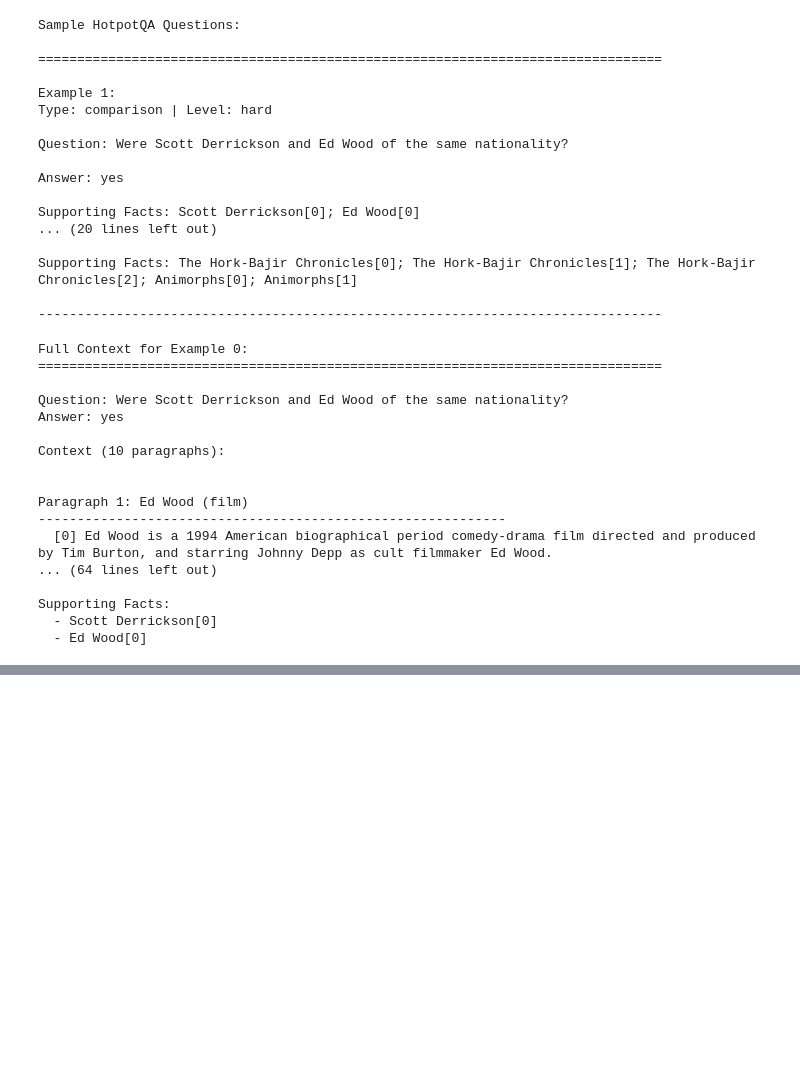
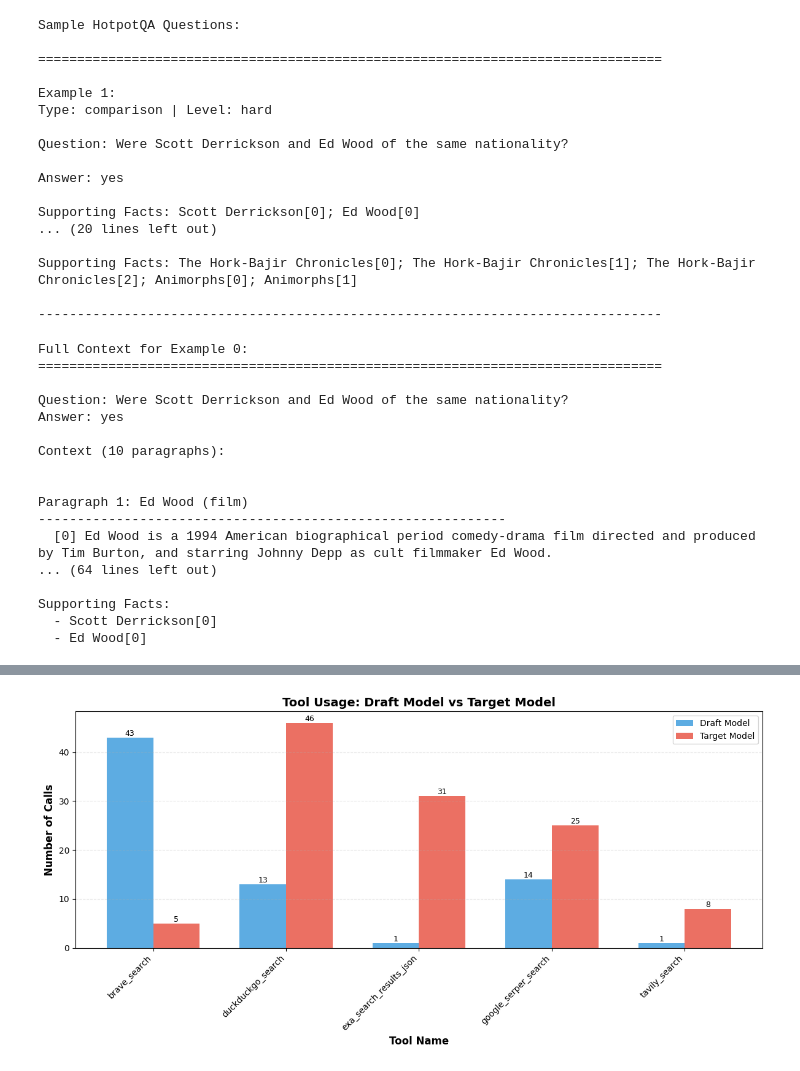
Before and after one commit to keltonlee/Speculative-Agent, a Jupyter notebook: explore_browsecomp.ipynb, the cells around one changed output, grey strips where cells are left out. Cells and saved outputs as stored; diff of their text form; code cells hidden in the pictures; blank space fills up the shorter version.

```diff
--- a/explore_browsecomp.ipynb
+++ b/explore_browsecomp.ipynb
@@ -320,0 +332,4 @@ Name: count, dtype: int64
+# %%
+import pandas as pd
+df_hotpot = pd.read_csv('hotpot_train.csv')
+df_hotpot['level'].value_counts()
@@ -402,0 +596,81 @@ Supporting Facts:
+# %%
+import matplotlib.pyplot as plt
+from collections import Counter
+
+# Extract tool names from all queries
+draft_tool_names = []
+target_tool_names = []
+
+for q in queries:
+    # Get draft tools
+    for tool in q.get('draft_tools', []):
+        tool_name = tool.get('name', 'unknown')
+        # Filter out 'run_query' and 'search'
+        if tool_name not in ['run_query', 'search']:
+            draft_tool_names.append(tool_name)
+
+    # Get target tools
+    for tool in q.get('target_tools', []):
+        tool_name = tool.get('name', 'unknown')
+        # Filter out 'run_query' and 'search'
+        if tool_name not in ['run_query', 'search']:
+            target_tool_names.append(tool_name)
+
+# Count tool frequencies
+draft_counts = Counter(draft_tool_names)
+target_counts = Counter(target_tool_names)
+
+# Get all unique tool names
+all_tools = sorted(set(draft_counts.keys()) | set(target_counts.keys()))
+
+# Create data for plotting
+draft_values = [draft_counts.get(tool, 0) for tool in all_tools]
+target_values = [target_counts.get(tool, 0) for tool in all_tools]
+
+print("Tool Usage Summary:")
+print("="*80)
+print(f"Total draft tool calls: {len(draft_tool_names)}")
+print(f"Total target tool calls: {len(target_tool_names)}")
+print(f"Unique tools used: {len(all_tools)}")
+print(f"\nTools: {all_tools}")
+
+print("\n" + "="*80)
+print("Tool Counts:")
+print("="*80)
+print(f"{'Tool':<30} {'Draft':<10} {'Target':<10} {'Difference':<10}")
+print("-"*80)
+for tool in all_tools:
+    draft_count = draft_counts.get(tool, 0)
+    target_count = target_counts.get(tool, 0)
+    diff = draft_count - target_count
+    print(f"{tool:<30} {draft_count:<10} {target_count:<10} {diff:+<10}")
+
+# Create the plot
+fig, ax = plt.subplots(figsize=(12, 6))
+
+x = range(len(all_tools))
+width = 0.35
+
+bars1 = ax.bar([i - width/2 for i in x], draft_values, width, label='Draft Model', alpha=0.8, color='#3498db')
+bars2 = ax.bar([i + width/2 for i in x], target_values, width, label='Target Model', alpha=0.8, color='#e74c3c')
+
+ax.set_xlabel('Tool Name', fontsize=12, fontweight='bold')
+ax.set_ylabel('Number of Calls', fontsize=12, fontweight='bold')
+ax.set_title('Tool Usage: Draft Model vs Target Model', fontsize=14, fontweight='bold')
+ax.set_xticks(x)
+ax.set_xticklabels(all_tools, rotation=45, ha='right')
+ax.legend(fontsize=10)
+ax.grid(axis='y', alpha=0.3, linestyle='--')
+
+# Add value labels on bars
+for bars in [bars1, bars2]:
+    for bar in bars:
+        height = bar.get_height()
+        if height > 0:
+            ax.text(bar.get_x() + bar.get_width()/2., height,
+                   f'{int(height)}',
+                   ha='center', va='bottom', fontsize=9)
+
+plt.tight_layout()
+plt.show()
+# %% [output]
@@ -402,0 +695 @@ Supporting Facts:
+[figure, added]
```
Also changed, not shown: parts of 12 cells of this notebook, 13 other files.
